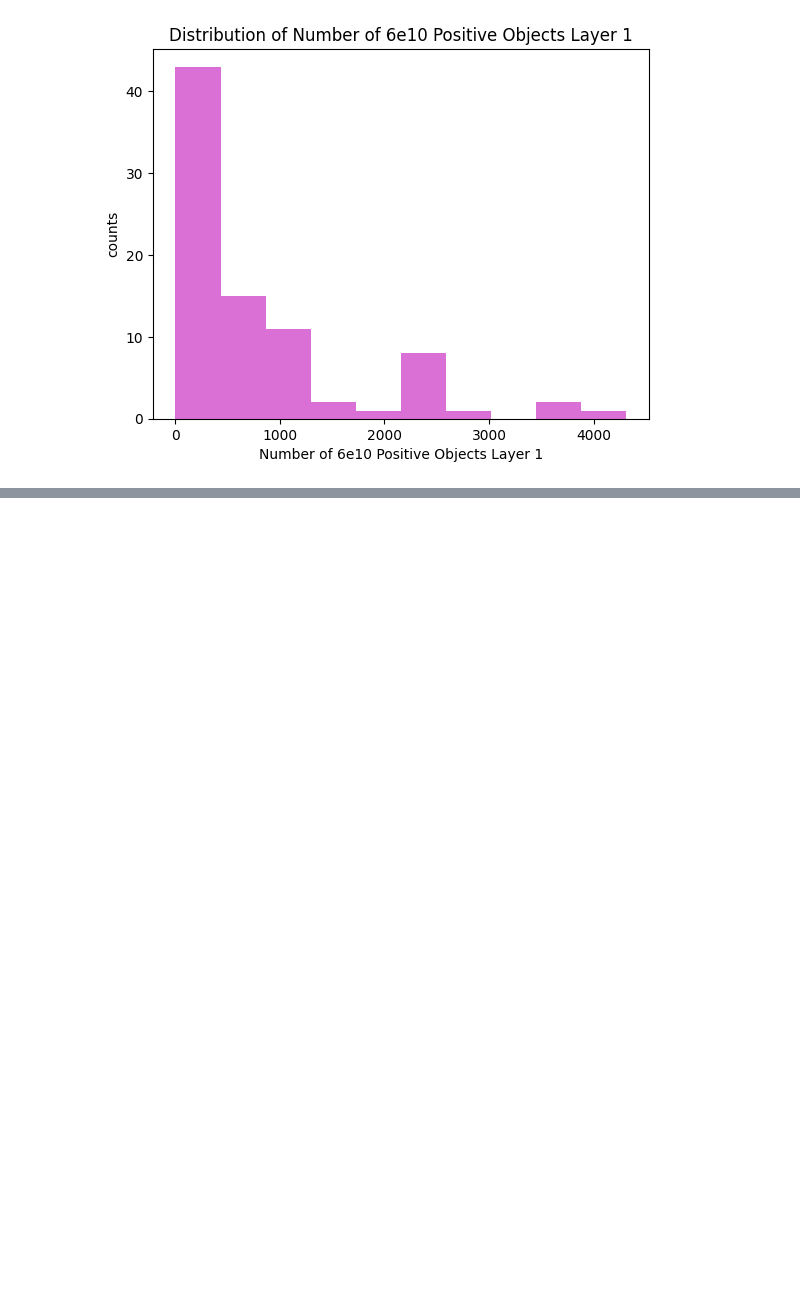
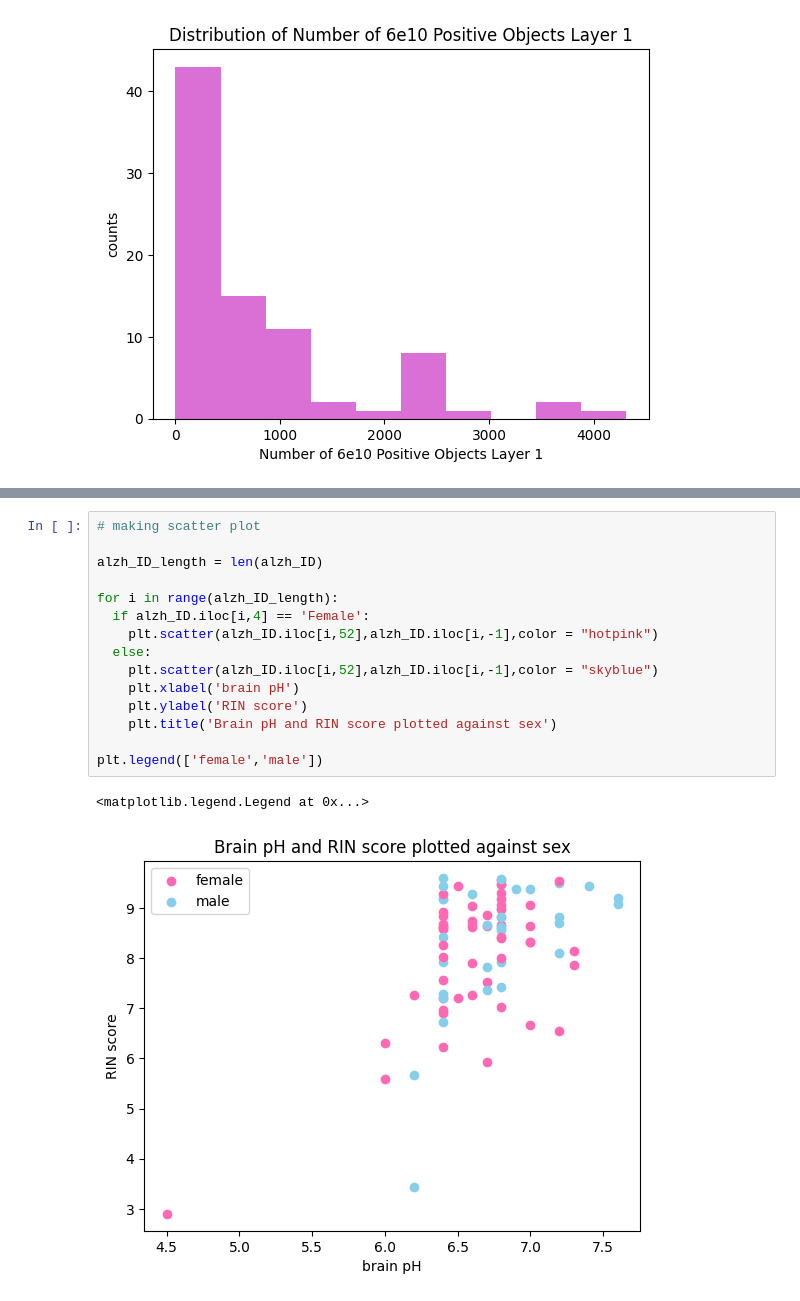
Before and after one commit to hopeboldizar/neuro-spring-23, a Jupyter notebook: final_project_spring_2023.ipynb, the cells around one changed output, grey strips where cells are left out. Cells and saved outputs as stored; diff of their text form; blank space fills up the shorter version.

```diff
--- a/final_project_spring_2023.ipynb
+++ b/final_project_spring_2023.ipynb
@@ -56,0 +83,18 @@ Text(0.5, 1.0, 'Distribution of Number of 6e10 Positive Objects Layer 1')
+# %%
+# making scatter plot
+
+alzh_ID_length = len(alzh_ID)
+
+for i in range(alzh_ID_length):
+  if alzh_ID.iloc[i,4] == 'Female':
+    plt.scatter(alzh_ID.iloc[i,52],alzh_ID.iloc[i,-1],color = "hotpink")
+  else:
+    plt.scatter(alzh_ID.iloc[i,52],alzh_ID.iloc[i,-1],color = "skyblue")
+    plt.xlabel('brain pH')
+    plt.ylabel('RIN score')
+    plt.title('Brain pH and RIN score plotted against sex')
+
+plt.legend(['female','male'])
+# %% [output]
+<matplotlib.legend.Legend at 0x...>
+[figure, added]
```
Also changed, not shown: parts of 12 cells of this notebook.
